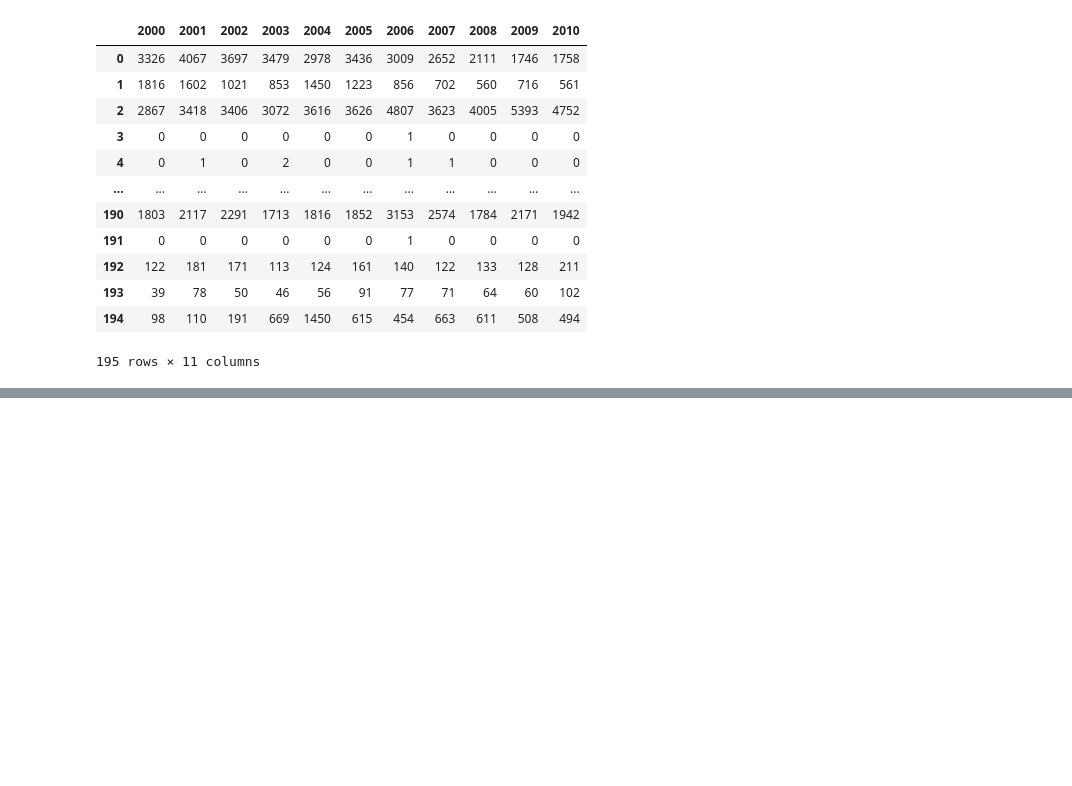
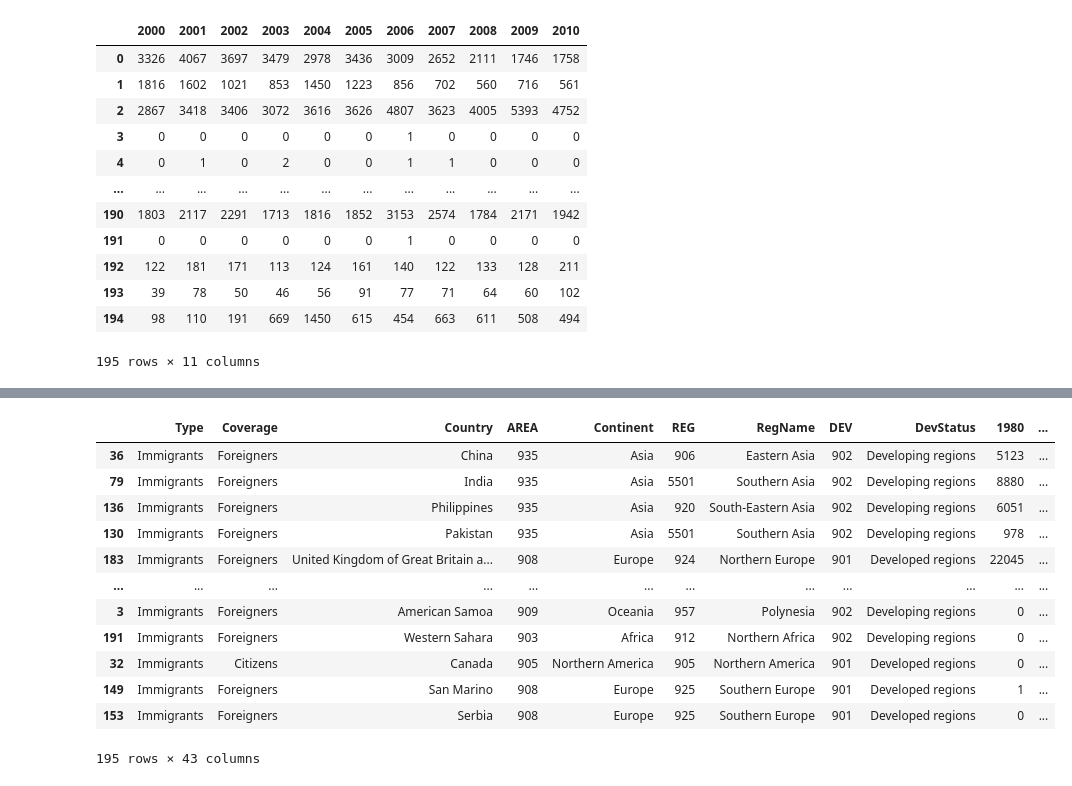
Before and after one commit to nikita1308290/python, a Jupyter notebook: datascience/pandas_intro.ipynb, the cells around one changed output, grey strips where cells are left out. Saved outputs shown, nothing was run; the diff lists cells and outputs as text; code cells hidden in the pictures; blank space fills up the shorter version.

```diff
--- a/datascience/pandas_intro.ipynb
+++ b/datascience/pandas_intro.ipynb
@@ -241,0 +303,18 @@ df[range(2000, 2011)]
+# %%
+#sorting dataframe
+#df.sort_values(2004)  #ascending order
+df.sort_values(2004, ascending=False)  # descending order
+# %% [output]
+|  | Type | Coverage | Country | AREA | Continent | REG | RegName | DEV | DevStatus | 1980 | ... |
+| 36 | Immigrants | Foreigners | China | 935 | Asia | 906 | Eastern Asia | 902 | Developing regions | 5123 | ... |
+| 79 | Immigrants | Foreigners | India | 935 | Asia | 5501 | Southern Asia | 902 | Developing regions | 8880 | ... |
+| 136 | Immigrants | Foreigners | Philippines | 935 | Asia | 920 | South-Eastern Asia | 902 | Developing regions | 6051 | ... |
+| 130 | Immigrants | Foreigners | Pakistan | 935 | Asia | 5501 | Southern Asia | 902 | Developing regions | 978 | ... |
+| 183 | Immigrants | Foreigners | United Kingdom of Great Britain a... | 908 | Europe | 924 | Northern Europe | 901 | Developed regions | 22045 | ... |
+| ... | ... | ... | ... | ... | ... | ... | ... | ... | ... | ... | ... |
+| 3 | Immigrants | Foreigners | American Samoa | 909 | Oceania | 957 | Polynesia | 902 | Developing regions | 0 | ... |
+| 191 | Immigrants | Foreigners | Western Sahara | 903 | Africa | 912 | Northern Africa | 902 | Developing regions | 0 | ... |
+| 32 | Immigrants | Citizens | Canada | 905 | Northern America | 905 | Northern America | 901 | Developed regions | 0 | ... |
+| 149 | Immigrants | Foreigners | San Marino | 908 | Europe | 925 | Southern Europe | 901 | Developed regions | 1 | ... |
+| 153 | Immigrants | Foreigners | Serbia | 908 | Europe | 925 | Southern Europe | 901 | Developed regions | 0 | ... |
+195 rows × 43 columns
```
Also changed, not shown: parts of 9 cells of this notebook.
